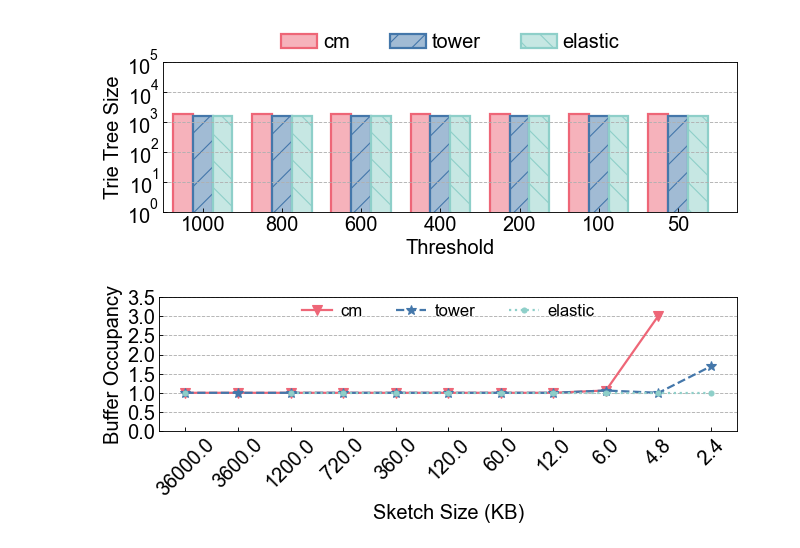
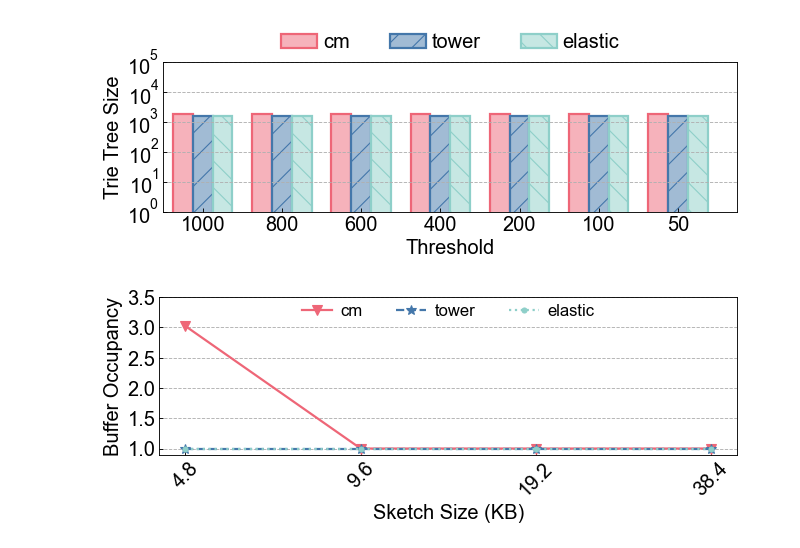
Before and after one commit to cqzhangyu/sketch_sort, a Jupyter notebook: plot.ipynb, the cells around one changed output. Cells and saved outputs as stored; diff of their text form; code cells hidden in the pictures.

```diff
--- a/plot.ipynb
+++ b/plot.ipynb
@@ -161,39 +161,39 @@ df = pd.read_csv('data/switch_sort.csv', header=0)
 
 gen = 'zipf'
 sketches = ['cm', 'tower', 'elastic']
-xline = [3000000, 300000, 100000, 60000, 30000, 10000, 5000, 1000, 500, 400, 200]
+xline = [400, 800, 1600, 3200]
 n = 33554432
 
 ylines = []
 
 for i, sketch in enumerate(sketches):
     y = []
     for width in xline:
         buffer_size = df[(df['method'] == sketch) & (df['generator'] == gen) & (df['width'] == width)]['buffer'].max()
         y.append(buffer_size / n)
     ylines.append(y)
 
 fig, ax = plt.subplots()
 fig.set_size_inches((8, 3))
 
 for i in range(len(sketches)):
     ax.plot(np.arange(len(xline)), ylines[i], label=sketches[i], linewidth=2,
             marker=markers[i], markersize=9, markevery=1)
 
 # ax.set_xlim(15, 18)
 # ax.set_ylim(0, 1800)
 ax.set_xticks(np.arange(len(xline)))
 ax.set_xticklabels(np.array(xline) * 3 * 4 / 1000, rotation=45)
-ax.set_yticks(np.arange(0, 4, 0.5))
+ax.set_yticks(np.arange(1, 4, 0.5))
 ax.set_xlabel('Sketch Size (KB)')
 ax.set_ylabel('Buffer Occupancy')
 
 ax.grid(True, axis='y')
 
 ax.legend(loc='upper center', frameon=False,
           ncol=3, borderaxespad=0, handlelength=1.8,
           handletextpad=0.5, columnspacing=2.0, fontsize="small")
 
 plt.savefig(f'figure/{gen}-mem.pdf')
 # %% [output]
-[figure, old version]
+[figure, new version]
```
Also changed, not shown: parts of 2 cells of this notebook, 9 other files.
